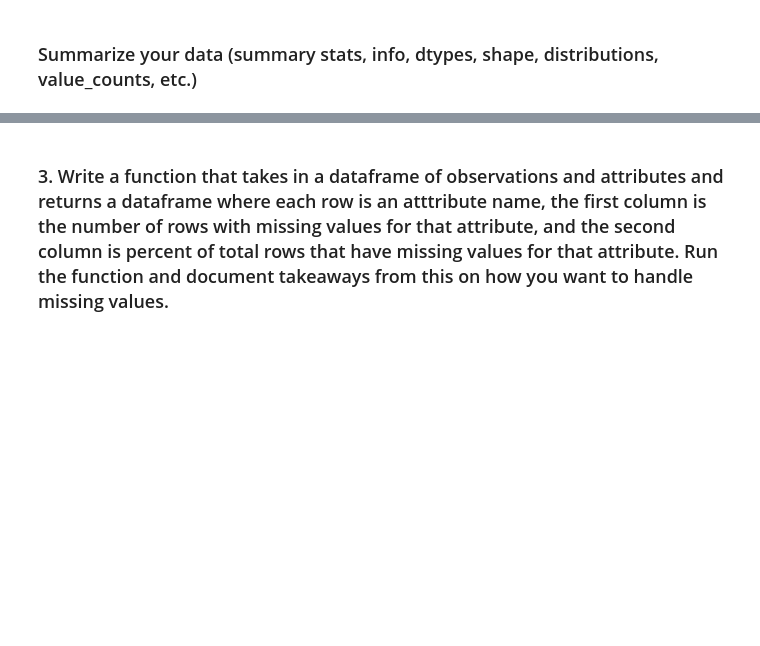
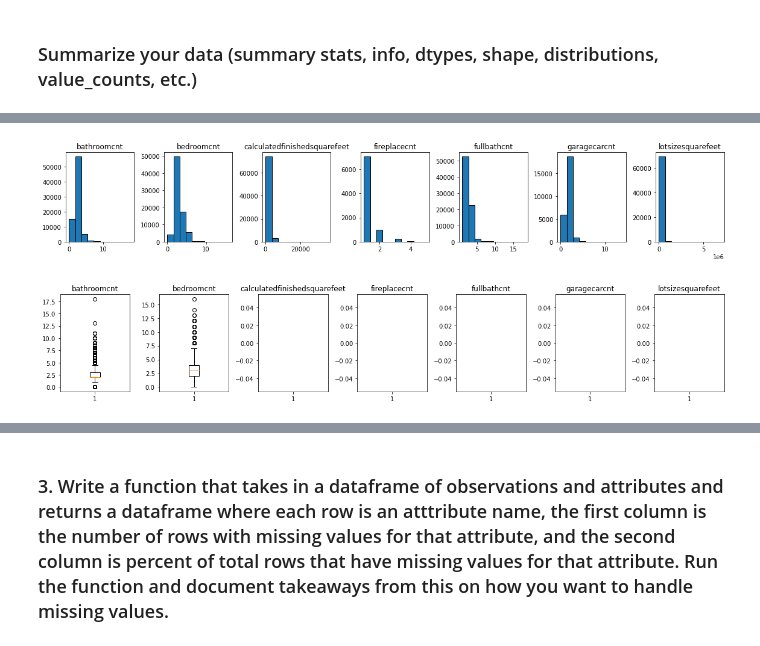
Before and after one commit to brianclements03/clustering, a Jupyter notebook: Wrangle_exercises.ipynb, the cells around one changed output, grey strips where cells are left out. Saved outputs shown, nothing was run; the diff lists cells and outputs as text; code cells hidden in the pictures; blank space fills up the shorter version.

```diff
--- a/Wrangle_exercises.ipynb
+++ b/Wrangle_exercises.ipynb
@@ -34,3 +80,5 @@ df.isnull().sum()
 # %%
-# df.hist()
-# plt.tight_layout
+viz.histograms1(df)
+# %% [output]
+[figure, added]
+[figure, added]
```
Also changed, not shown: parts of 76 cells of this notebook, 4 other files.
